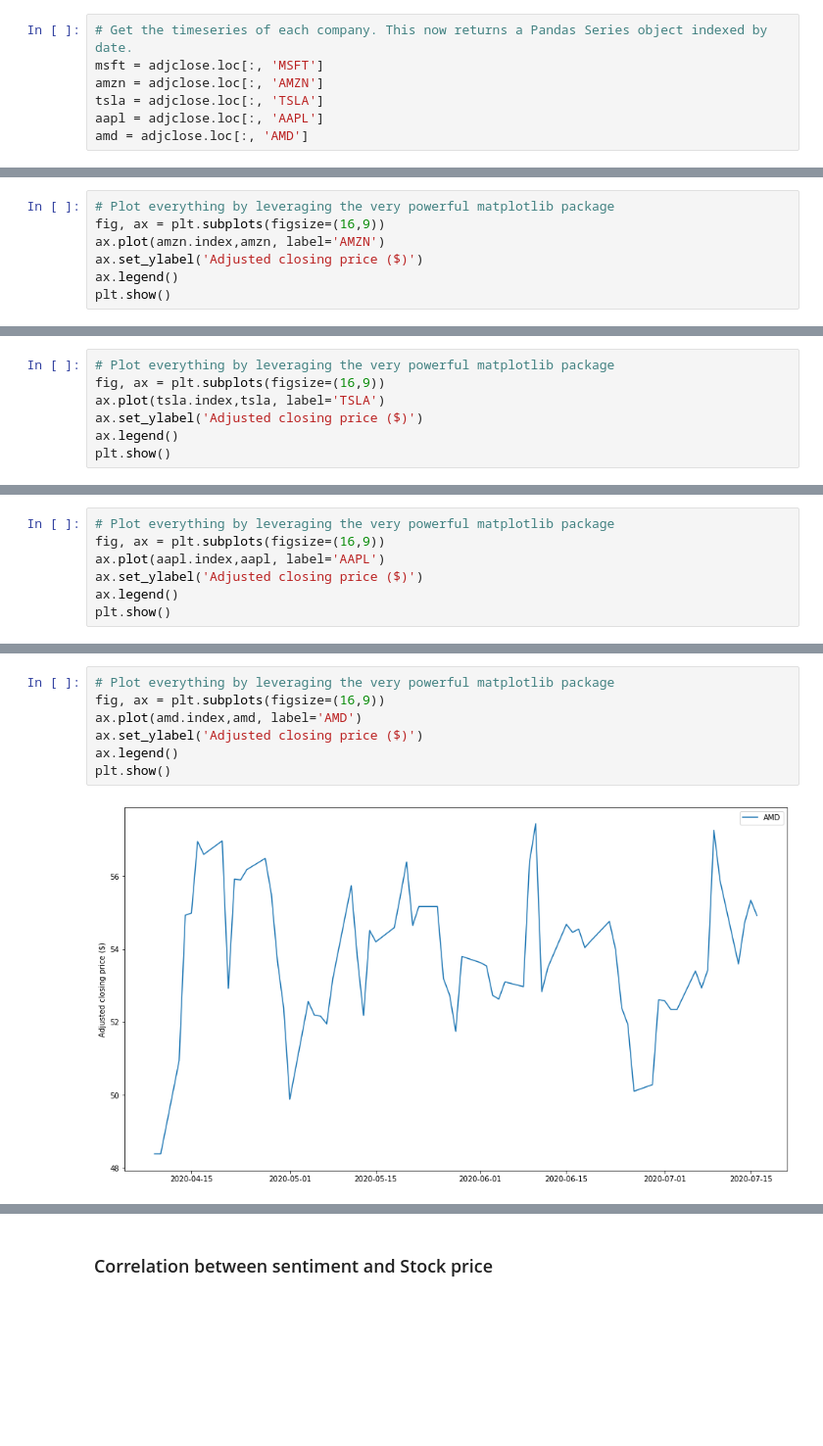
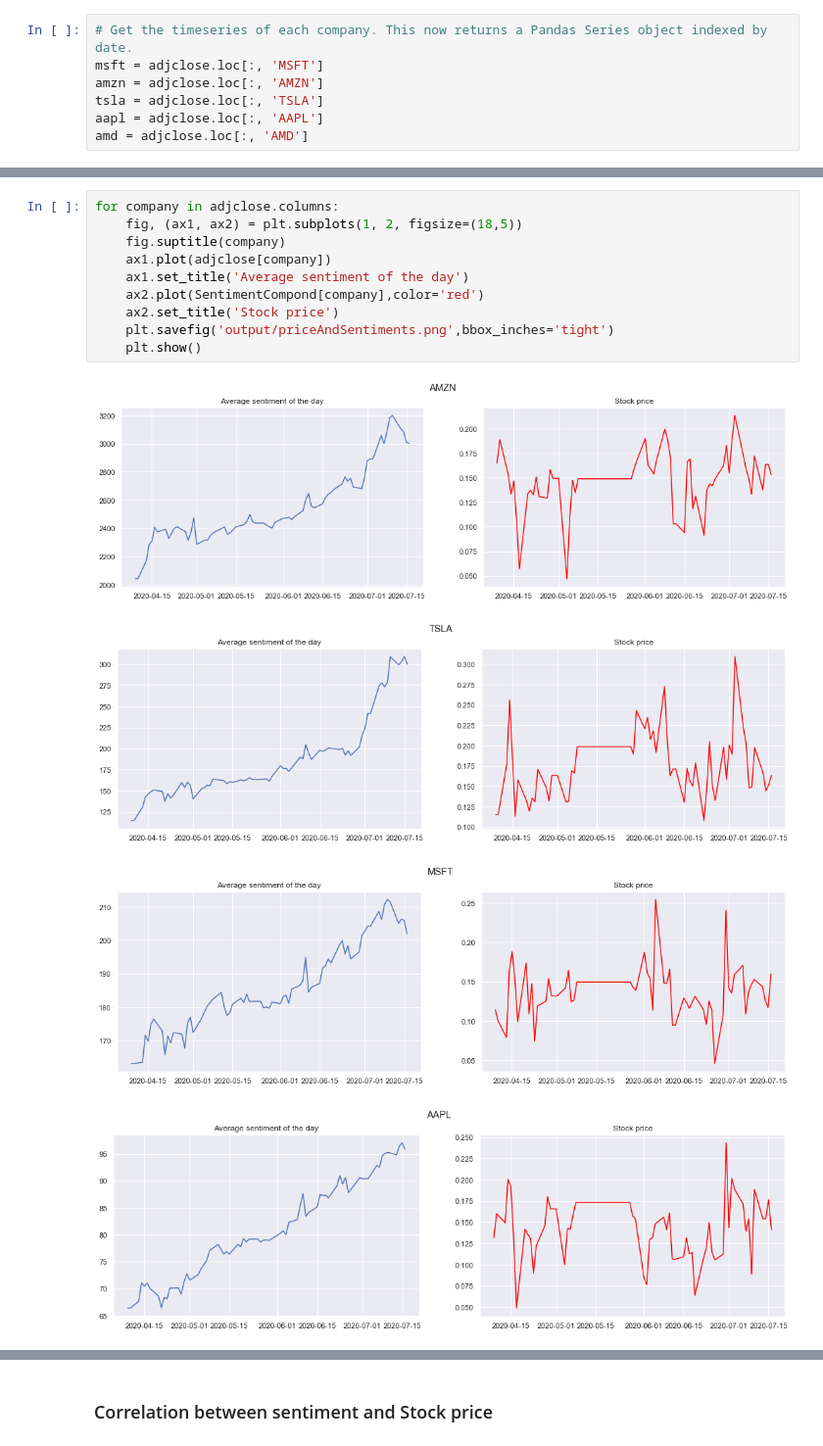
Before and after one commit to lakshyagupta2409/FinancialTweetAnalysis, a Jupyter notebook: TweetsSentiment.ipynb, the cells around one changed output, grey strips where cells are left out. Shown: that part at 98% size. Drawn from its saved outputs; the diff is of its cells as text; blank space fills up the shorter version.

Commit message:
visualization updated

```diff
--- a/TweetsSentiment.ipynb
+++ b/TweetsSentiment.ipynb
@@ -542,7 +463,0 @@ plt.show()
-# %%
-# Plot everything by leveraging the very powerful matplotlib package
-fig, ax = plt.subplots(figsize=(16,9))
-ax.plot(amzn.index,amzn, label='AMZN')
-ax.set_ylabel('Adjusted closing price ($)')
-ax.legend()
-plt.show()
@@ -551,7 +463,0 @@ plt.show()
-# %%
-# Plot everything by leveraging the very powerful matplotlib package
-fig, ax = plt.subplots(figsize=(16,9))
-ax.plot(tsla.index,tsla, label='TSLA')
-ax.set_ylabel('Adjusted closing price ($)')
-ax.legend()
-plt.show()
@@ -560,7 +463,0 @@ plt.show()
-# %%
-# Plot everything by leveraging the very powerful matplotlib package
-fig, ax = plt.subplots(figsize=(16,9))
-ax.plot(aapl.index,aapl, label='AAPL')
-ax.set_ylabel('Adjusted closing price ($)')
-ax.legend()
-plt.show()
@@ -569,9 +464,15 @@ plt.show()
-# %%
-# Plot everything by leveraging the very powerful matplotlib package
-fig, ax = plt.subplots(figsize=(16,9))
-ax.plot(amd.index,amd, label='AMD')
-ax.set_ylabel('Adjusted closing price ($)')
-ax.legend()
-plt.show()
-# %% [output]
-[figure, removed]
+# %%
+for company in adjclose.columns:
+    fig, (ax1, ax2) = plt.subplots(1, 2, figsize=(18,5))
+    fig.suptitle(company)
+    ax1.plot(adjclose[company])
+    ax1.set_title('Average sentiment of the day')
+    ax2.plot(SentimentCompond[company],color='red')
+    ax2.set_title('Stock price')
+    plt.savefig('output/priceAndSentiments.png',bbox_inches='tight')
+    plt.show()
+# %% [output]
+[figure, added]
+[figure, added]
+[figure, added]
+[figure, added]
```
Also changed, not shown: parts of 14 cells of this notebook, 1 other file.
